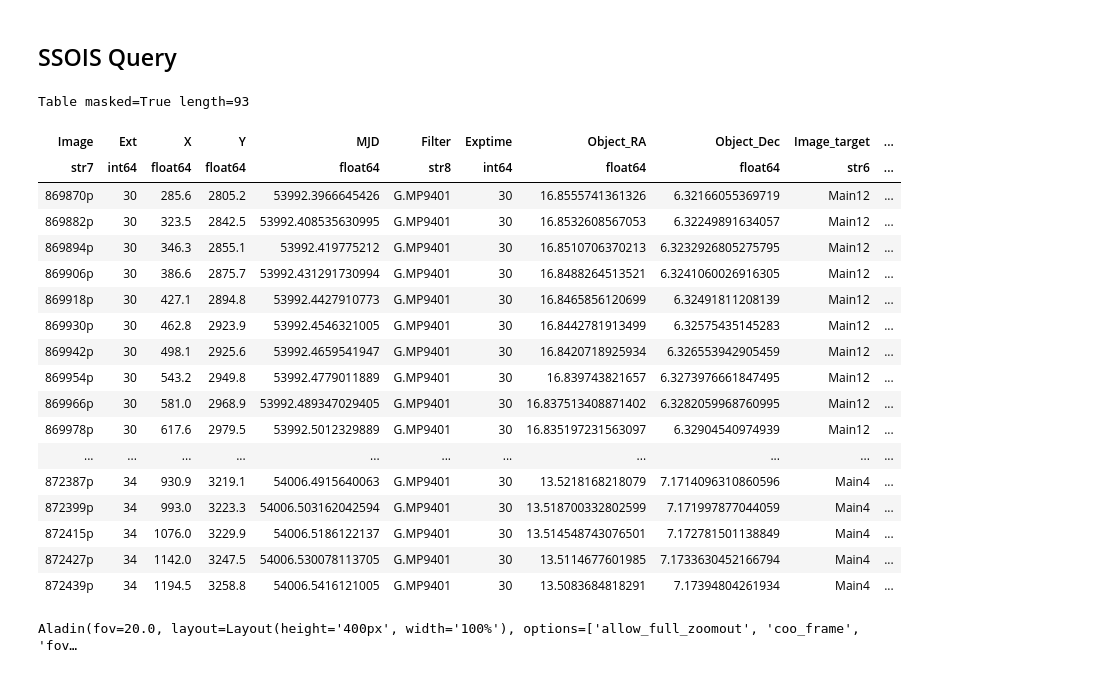
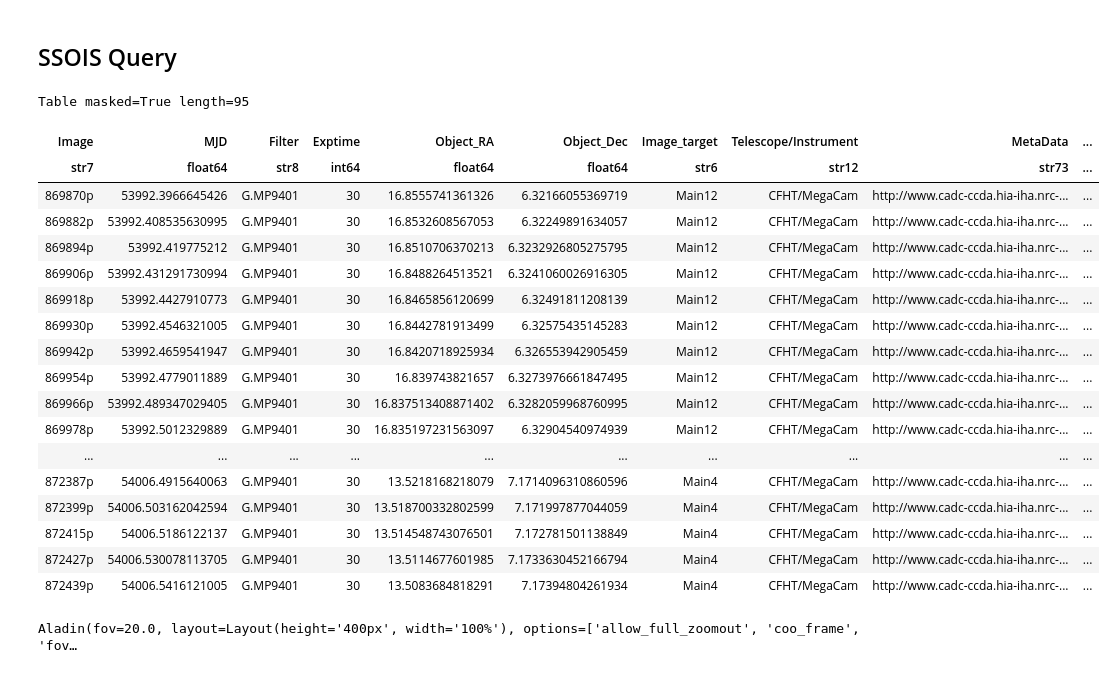
Before and after one commit to ellieb/astroquery_tutorial, a Jupyter notebook: astroquery_example_kbos.ipynb, the cells around one changed output. Drawn from its saved outputs; the diff is of its cells as text; code cells hidden in the pictures.

```diff
--- a/astroquery_example_kbos.ipynb
+++ b/astroquery_example_kbos.ipynb
@@ -40,40 +40,44 @@ from astroquery.cadc import Cadc
 # %%
 # SSOIS query
 # Search by object name
 # Date Range Entered: 2006-09-01 to 2006-09-30
 objects = ['Yasutani', '2006+RJ43', '45302', '6641+P-L']
+# url = ('https://www.cadc-ccda.hia-iha.nrc-cnrc.gc.ca/cadcbin/ssos/ssosclf.pl?lang=en&object={}'
+#        '&search=bynameCADC&epoch1=2006+09+01&epoch2=2006+09+30&eellipse=&eunits=arcseconds'
+#        '&extres=yes&xyres=yes;format=tsv').format(objects[3])
+kbo_name = objects[3]
 url = ('https://www.cadc-ccda.hia-iha.nrc-cnrc.gc.ca/cadcbin/ssos/ssosclf.pl?lang=en&object={}'
        '&search=bynameCADC&epoch1=2006+09+01&epoch2=2006+09+30&eellipse=&eunits=arcseconds'
-       '&extres=yes&xyres=yes;format=tsv').format(objects[3])
+       '&extres=no&xyres=no;format=tsv').format(kbo_name)
 data_table = pd.read_csv(url, sep='\t')
 
 # filter table with negative extension values
-data_table = data_table[data_table['Ext'] > 0]
+# data_table = data_table[data_table['Ext'] > 0]
 
 data_table.head()
 table = Table.from_pandas(data_table)
 
 table
 # %% [output]
-Table masked=True length=93
+Table masked=True length=95
-| Image | Ext | X | Y | MJD | Filter | Exptime | Object_RA | Object_Dec | Image_target | ... |
-| str7 | int64 | float64 | float64 | float64 | str8 | int64 | float64 | float64 | str6 | ... |
-| 869870p | 30 | 285.6 | 2805.2 | 53992.3966645426 | G.MP9401 | 30 | 16.8555741361326 | 6.32166055369719 | Main12 | ... |
-| 869882p | 30 | 323.5 | 2842.5 | 53992.408535630995 | G.MP9401 | 30 | 16.8532608567053 | 6.32249891634057 | Main12 | ... |
-| 869894p | 30 | 346.3 | 2855.1 | 53992.419775212 | G.MP9401 | 30 | 16.8510706370213 | 6.3232926805275795 | Main12 | ... |
-| 869906p | 30 | 386.6 | 2875.7 | 53992.431291730994 | G.MP9401 | 30 | 16.8488264513521 | 6.3241060026916305 | Main12 | ... |
-| 869918p | 30 | 427.1 | 2894.8 | 53992.4427910773 | G.MP9401 | 30 | 16.8465856120699 | 6.32491811208139 | Main12 | ... |
-| 869930p | 30 | 462.8 | 2923.9 | 53992.4546321005 | G.MP9401 | 30 | 16.8442781913499 | 6.32575435145283 | Main12 | ... |
-| 869942p | 30 | 498.1 | 2925.6 | 53992.4659541947 | G.MP9401 | 30 | 16.8420718925934 | 6.326553942905459 | Main12 | ... |
-| 869954p | 30 | 543.2 | 2949.8 | 53992.4779011889 | G.MP9401 | 30 | 16.839743821657 | 6.3273976661847495 | Main12 | ... |
-| 869966p | 30 | 581.0 | 2968.9 | 53992.489347029405 | G.MP9401 | 30 | 16.837513408871402 | 6.3282059968760995 | Main12 | ... |
-| 869978p | 30 | 617.6 | 2979.5 | 53992.5012329889 | G.MP9401 | 30 | 16.835197231563097 | 6.32904540974939 | Main12 | ... |
-| ... | ... | ... | ... | ... | ... | ... | ... | ... | ... | ... |
-| 872387p | 34 | 930.9 | 3219.1 | 54006.4915640063 | G.MP9401 | 30 | 13.5218168218079 | 7.1714096310860596 | Main4 | ... |
-| 872399p | 34 | 993.0 | 3223.3 | 54006.503162042594 | G.MP9401 | 30 | 13.518700332802599 | 7.171997877044059 | Main4 | ... |
-| 872415p | 34 | 1076.0 | 3229.9 | 54006.5186122137 | G.MP9401 | 30 | 13.514548743076501 | 7.172781501138849 | Main4 | ... |
-| 872427p | 34 | 1142.0 | 3247.5 | 54006.530078113705 | G.MP9401 | 30 | 13.5114677601985 | 7.1733630452166794 | Main4 | ... |
-| 872439p | 34 | 1194.5 | 3258.8 | 54006.5416121005 | G.MP9401 | 30 | 13.5083684818291 | 7.17394804261934 | Main4 | ... |
+| Image | MJD | Filter | Exptime | Object_RA | Object_Dec | Image_target | Telescope/Instrument | MetaData | ... |
+| str7 | float64 | str8 | int64 | float64 | float64 | str6 | str12 | str73 | ... |
+| 869870p | 53992.3966645426 | G.MP9401 | 30 | 16.8555741361326 | 6.32166055369719 | Main12 | CFHT/MegaCam | http://www.cadc-ccda.hia-iha.nrc-... | ... |
+| 869882p | 53992.408535630995 | G.MP9401 | 30 | 16.8532608567053 | 6.32249891634057 | Main12 | CFHT/MegaCam | http://www.cadc-ccda.hia-iha.nrc-... | ... |
+| 869894p | 53992.419775212 | G.MP9401 | 30 | 16.8510706370213 | 6.3232926805275795 | Main12 | CFHT/MegaCam | http://www.cadc-ccda.hia-iha.nrc-... | ... |
+| 869906p | 53992.431291730994 | G.MP9401 | 30 | 16.8488264513521 | 6.3241060026916305 | Main12 | CFHT/MegaCam | http://www.cadc-ccda.hia-iha.nrc-... | ... |
+| 869918p | 53992.4427910773 | G.MP9401 | 30 | 16.8465856120699 | 6.32491811208139 | Main12 | CFHT/MegaCam | http://www.cadc-ccda.hia-iha.nrc-... | ... |
+| 869930p | 53992.4546321005 | G.MP9401 | 30 | 16.8442781913499 | 6.32575435145283 | Main12 | CFHT/MegaCam | http://www.cadc-ccda.hia-iha.nrc-... | ... |
+| 869942p | 53992.4659541947 | G.MP9401 | 30 | 16.8420718925934 | 6.326553942905459 | Main12 | CFHT/MegaCam | http://www.cadc-ccda.hia-iha.nrc-... | ... |
+| 869954p | 53992.4779011889 | G.MP9401 | 30 | 16.839743821657 | 6.3273976661847495 | Main12 | CFHT/MegaCam | http://www.cadc-ccda.hia-iha.nrc-... | ... |
+| 869966p | 53992.489347029405 | G.MP9401 | 30 | 16.837513408871402 | 6.3282059968760995 | Main12 | CFHT/MegaCam | http://www.cadc-ccda.hia-iha.nrc-... | ... |
+| 869978p | 53992.5012329889 | G.MP9401 | 30 | 16.835197231563097 | 6.32904540974939 | Main12 | CFHT/MegaCam | http://www.cadc-ccda.hia-iha.nrc-... | ... |
+| ... | ... | ... | ... | ... | ... | ... | ... | ... | ... |
+| 872387p | 54006.4915640063 | G.MP9401 | 30 | 13.5218168218079 | 7.1714096310860596 | Main4 | CFHT/MegaCam | http://www.cadc-ccda.hia-iha.nrc-... | ... |
+| 872399p | 54006.503162042594 | G.MP9401 | 30 | 13.518700332802599 | 7.171997877044059 | Main4 | CFHT/MegaCam | http://www.cadc-ccda.hia-iha.nrc-... | ... |
+| 872415p | 54006.5186122137 | G.MP9401 | 30 | 13.514548743076501 | 7.172781501138849 | Main4 | CFHT/MegaCam | http://www.cadc-ccda.hia-iha.nrc-... | ... |
+| 872427p | 54006.530078113705 | G.MP9401 | 30 | 13.5114677601985 | 7.1733630452166794 | Main4 | CFHT/MegaCam | http://www.cadc-ccda.hia-iha.nrc-... | ... |
+| 872439p | 54006.5416121005 | G.MP9401 | 30 | 13.5083684818291 | 7.17394804261934 | Main4 | CFHT/MegaCam | http://www.cadc-ccda.hia-iha.nrc-... | ... |
 # %%
 aladin = Aladin(layout=Layout(width='100%', height='400px'), fov=20)
 aladin
```
Also changed, not shown: parts of 10 cells of this notebook.
